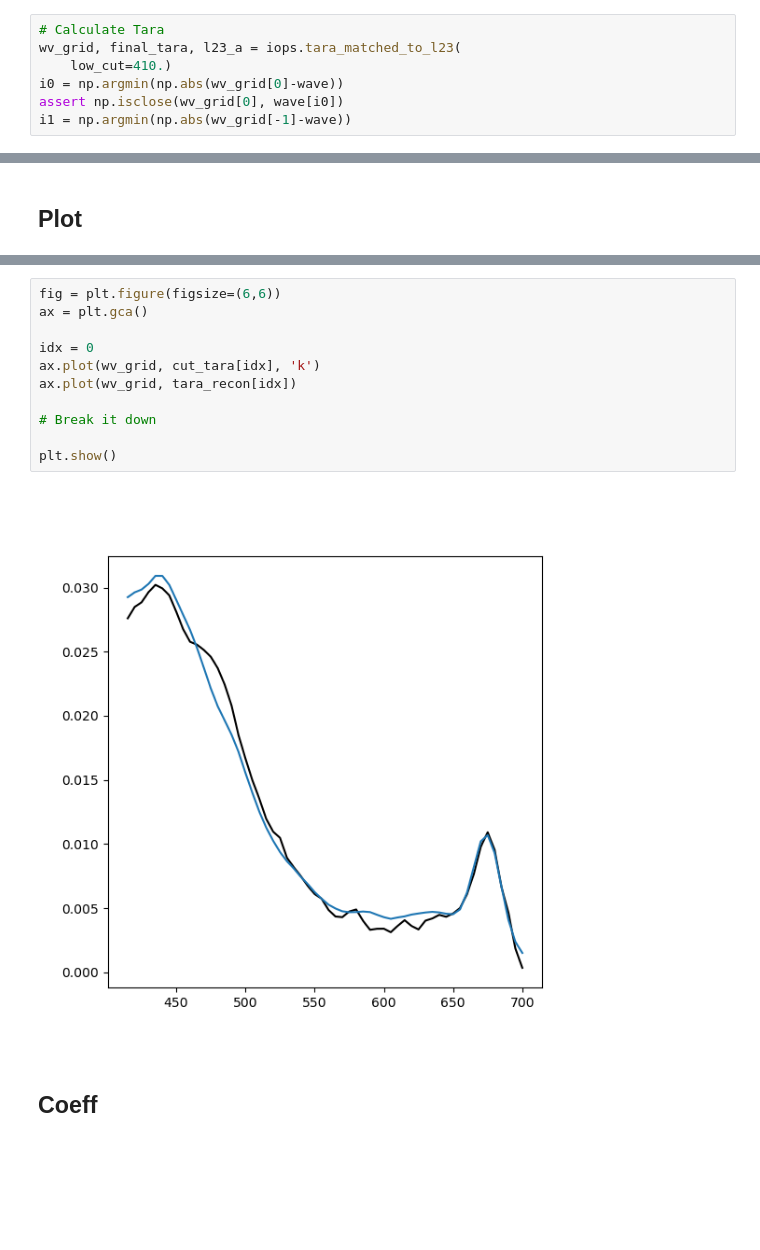
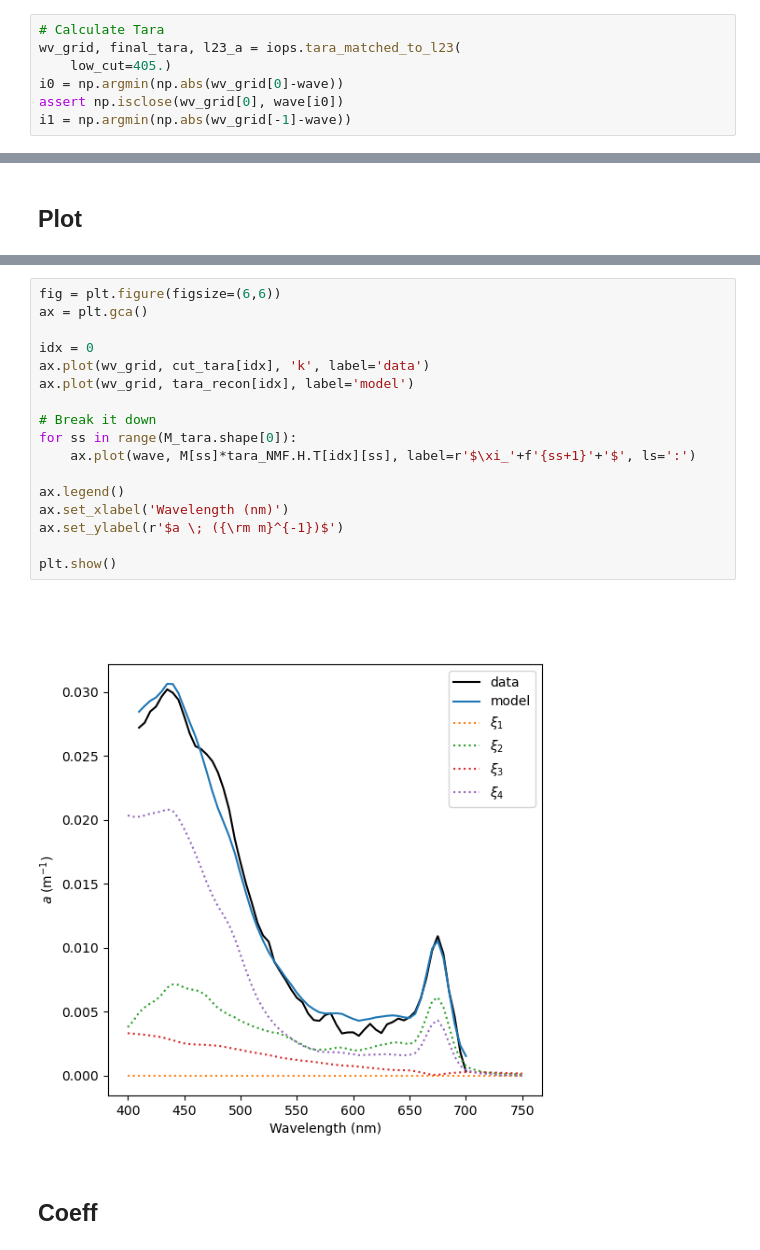
Before and after one commit to AI-for-Ocean-Science/cnmf, a Jupyter notebook: papers/I/Analysis/DebugNMFCoeff.ipynb, the cells around one changed output, grey strips where cells are left out. Saved outputs shown, nothing was run; the diff lists cells and outputs as text; blank space fills up the shorter version.

```diff
--- a/papers/I/Analysis/DebugNMFCoeff.ipynb
+++ b/papers/I/Analysis/DebugNMFCoeff.ipynb
@@ -124,7 +124,7 @@ plt.show()
 # %%
 # Calculate Tara
 wv_grid, final_tara, l23_a = iops.tara_matched_to_l23(
-    low_cut=410.)
+    low_cut=405.)
 i0 = np.argmin(np.abs(wv_grid[0]-wave))
 assert np.isclose(wv_grid[0], wave[i0])
 i1 = np.argmin(np.abs(wv_grid[-1]-wave))
@@ -192,16 +193,22 @@ array([3.39818304e-03, 1.70465999e-08, 1.19408730e-02, 4.83584108e-03])
 # %%
 fig = plt.figure(figsize=(6,6))
 ax = plt.gca()
 
 idx = 0
-ax.plot(wv_grid, cut_tara[idx], 'k')
-ax.plot(wv_grid, tara_recon[idx])
+ax.plot(wv_grid, cut_tara[idx], 'k', label='data')
+ax.plot(wv_grid, tara_recon[idx], label='model')
 
 # Break it down
+for ss in range(M_tara.shape[0]):
+    ax.plot(wave, M[ss]*tara_NMF.H.T[idx][ss], label=r'$\xi_'+f'{ss+1}'+'$', ls=':')
+
+ax.legend()
+ax.set_xlabel('Wavelength (nm)')
+ax.set_ylabel(r'$a \; ({\rm m}^{-1})$')
 
 plt.show()
 # %% [output]
-[figure, old version]
+[figure, new version]
 # %% [markdown]
 ## Coeff
 # %%
```
Also changed, not shown: parts of 8 cells of this notebook, 4 other files.
